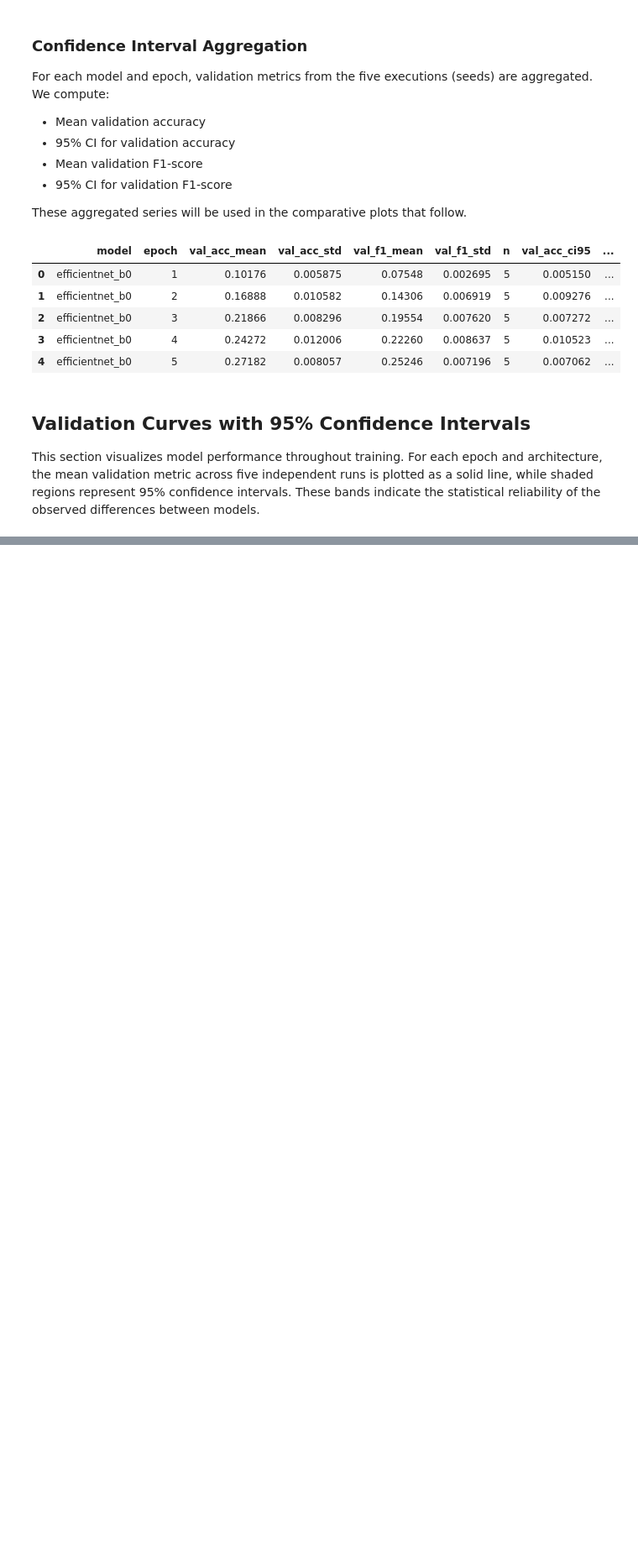
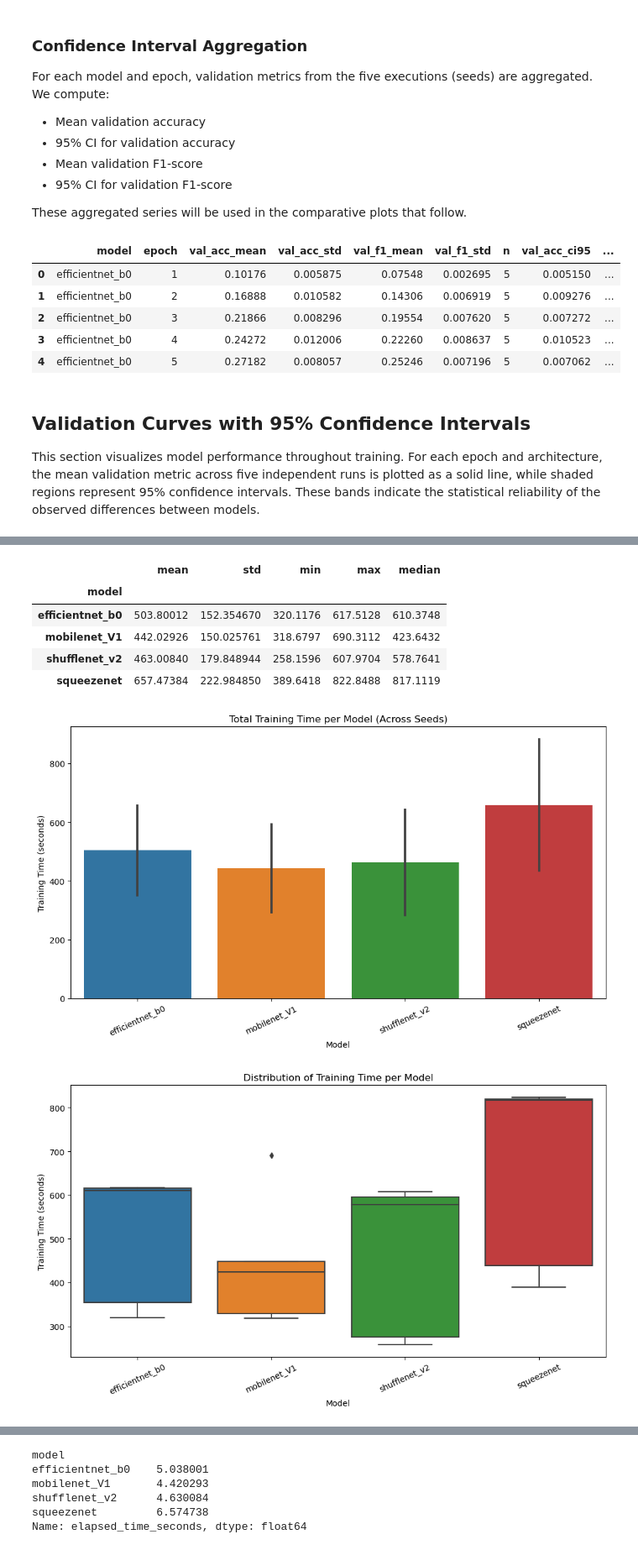
Before and after one commit to ArthurDohnert/CNNs-Performance-Analysis, a Jupyter notebook: analysis_report.ipynb, the cells around one changed output, grey strips where cells are left out. Shown at 84% size. Cells and saved outputs as stored; diff of their text form; code cells hidden in the pictures; blank space fills up the shorter version.

```diff
--- a/analysis_report.ipynb
+++ b/analysis_report.ipynb
@@ -276,0 +400,60 @@ plt.show()
+# %%
+import matplotlib.pyplot as plt
+import seaborn as sns
+
+# Ensure the field exists
+assert "elapsed_time_seconds" in logs_df.columns, "elapsed_time_seconds column not found."
+
+# --- Compute total training time per (model, seed) run ---
+run_times = (
+    logs_df.groupby(["model", "seed"])["elapsed_time_seconds"]
+           .sum()
+           .reset_index()
+           .rename(columns={"elapsed_time_seconds": "training_time_total"})
+)
+
+display(run_times)
+
+# --- Summary statistics per model ---
+training_stats = run_times.groupby("model")["training_time_total"].agg(
+    ["mean", "std", "min", "max", "median"]
+)
+
+display(training_stats)
+
+# =============================
+# --- Visualization Section ---
+# =============================
+
+# --- Barplot: mean total training time per model ---
+plt.figure(figsize=(10,6))
+sns.barplot(data=run_times, x="model", y="training_time_total", errorbar="sd")
+plt.title("Total Training Time per Model (Across Seeds)")
+plt.ylabel("Training Time (seconds)")
+plt.xlabel("Model")
+plt.xticks(rotation=25)
+plt.tight_layout()
+plt.show()
+
+# --- Boxplot: distribution ---
+plt.figure(figsize=(10,6))
+sns.boxplot(data=run_times, x="model", y="training_time_total")
+plt.title("Distribution of Training Time per Model")
+plt.ylabel("Training Time (seconds)")
+plt.xlabel("Model")
+plt.xticks(rotation=25)
+plt.tight_layout()
+plt.show()
+
+# --- Lineplot: stability across seeds ---
+plt.figure(figsize=(10,6))
+sns.lineplot(data=run_times, x="seed", y="training_time_total", hue="model", marker="o")
+plt.title("Training Time per Seed")
+plt.ylabel("Training Time (seconds)")
+plt.xlabel("Seed")
+plt.tight_layout()
+plt.show()
+
+epoch_time_stats = logs_df.groupby("model")["elapsed_time_seconds"].mean()
+display(epoch_time_stats)
+# %% [output]
@@ -276,0 +477,8 @@ plt.show()
+|  | mean | std | min | max | median |
+| model |  |  |  |  |  |
+| efficientnet_b0 | 503.80012 | 152.354670 | 320.1176 | 617.5128 | 610.3748 |
+| mobilenet_V1 | 442.02926 | 150.025761 | 318.6797 | 690.3112 | 423.6432 |
+| shufflenet_v2 | 463.00840 | 179.848944 | 258.1596 | 607.9704 | 578.7641 |
+| squeezenet | 657.47384 | 222.984850 | 389.6418 | 822.8488 | 817.1119 |
+[figure, added]
+[figure, added]
@@ -276,0 +486,6 @@ plt.show()
+model
+efficientnet_b0    5.038001
+mobilenet_V1       4.420293
+shufflenet_v2      4.630084
+squeezenet         6.574738
+Name: elapsed_time_seconds, dtype: float64
```
Also changed, not shown: parts of 12 cells of this notebook, 41 other files.
